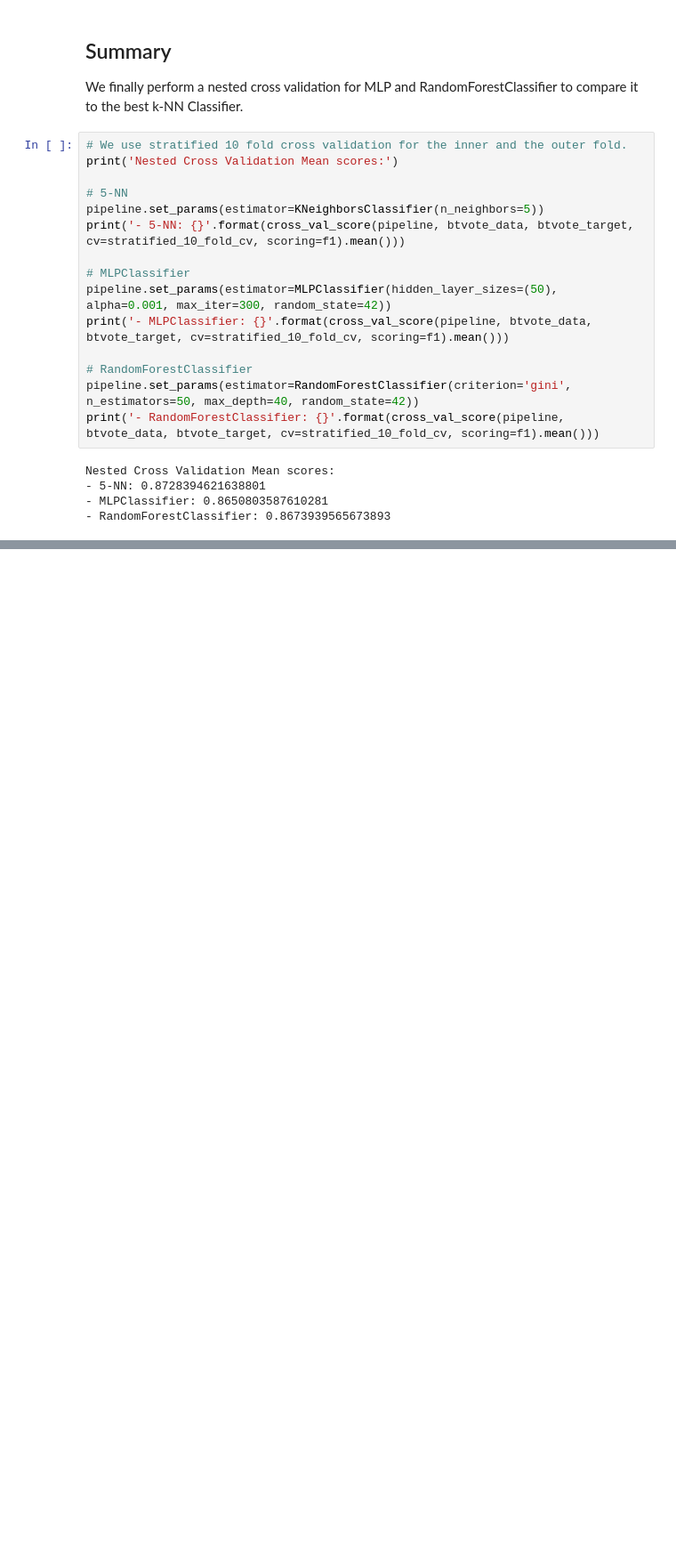
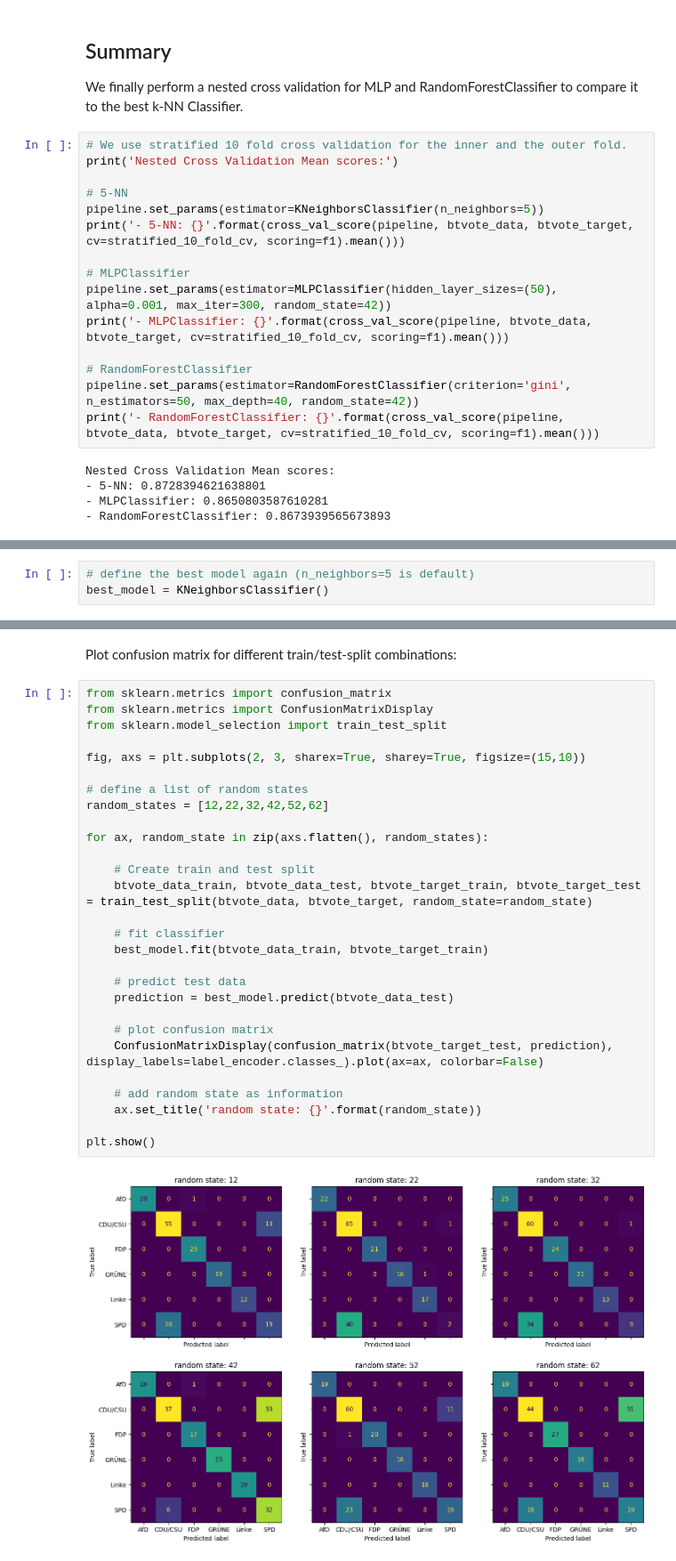
Before and after one commit to mograev/btvote, a Jupyter notebook: notebooks/4-classification.ipynb, the cells around one changed output, grey strips where cells are left out. Shown at 89% size. Cells and saved outputs as stored; diff of their text form; blank space fills up the shorter version.

```diff
--- a/notebooks/4-classification.ipynb
+++ b/notebooks/4-classification.ipynb
@@ -450,0 +456,3 @@ The 5-NN Classifier achieves the highest F1-Score with 0.87. Close behind we hav
+# %%
+# define the best model again (n_neighbors=5 is default)
+best_model = KNeighborsClassifier()
@@ -450,0 +488,32 @@ The 5-NN Classifier achieves the highest F1-Score with 0.87. Close behind we hav
+# %% [markdown]
+Plot confusion matrix for different train/test-split combinations:
+# %%
+from sklearn.metrics import confusion_matrix
+from sklearn.metrics import ConfusionMatrixDisplay
+from sklearn.model_selection import train_test_split
+
+fig, axs = plt.subplots(2, 3, sharex=True, sharey=True, figsize=(15,10))
+
+# define a list of random states
+random_states = [12,22,32,42,52,62]
+
+for ax, random_state in zip(axs.flatten(), random_states):
+
+    # Create train and test split
+    btvote_data_train, btvote_data_test, btvote_target_train, btvote_target_test = train_test_split(btvote_data, btvote_target, random_state=random_state)
+
+    # fit classifier
+    best_model.fit(btvote_data_train, btvote_target_train)
+
+    # predict test data
+    prediction = best_model.predict(btvote_data_test)
+
+    # plot confusion matrix
+    ConfusionMatrixDisplay(confusion_matrix(btvote_target_test, prediction), display_labels=label_encoder.classes_).plot(ax=ax, colorbar=False)
+
+    # add random state as information
+    ax.set_title('random state: {}'.format(random_state))
+
+plt.show()
+# %% [output]
+[figure, added]
```
Also changed, not shown: parts of 6 cells of this notebook, 1 other file.
